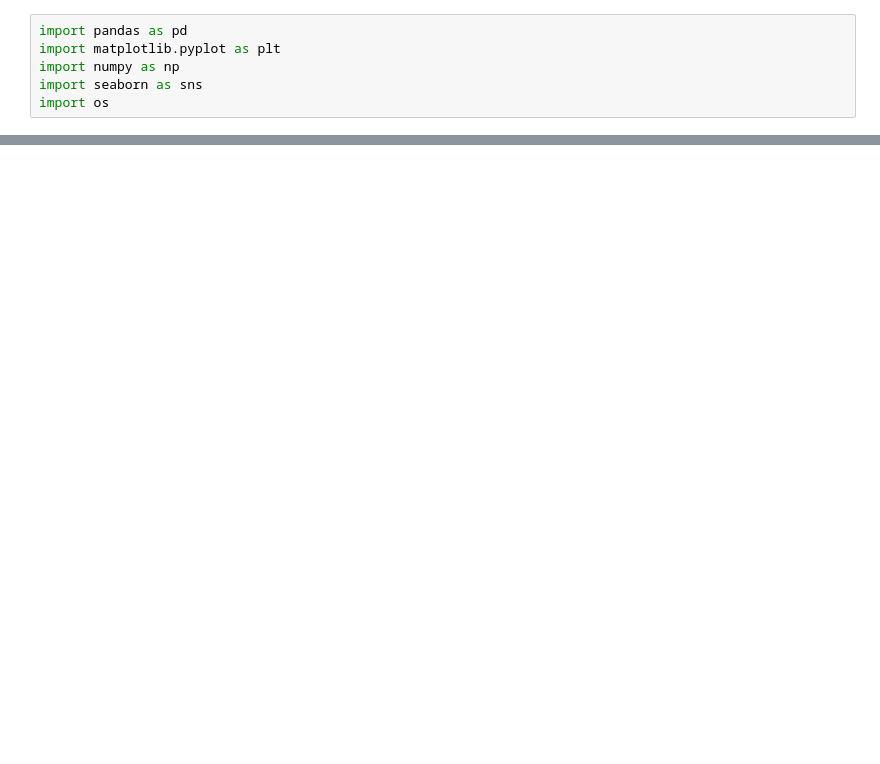
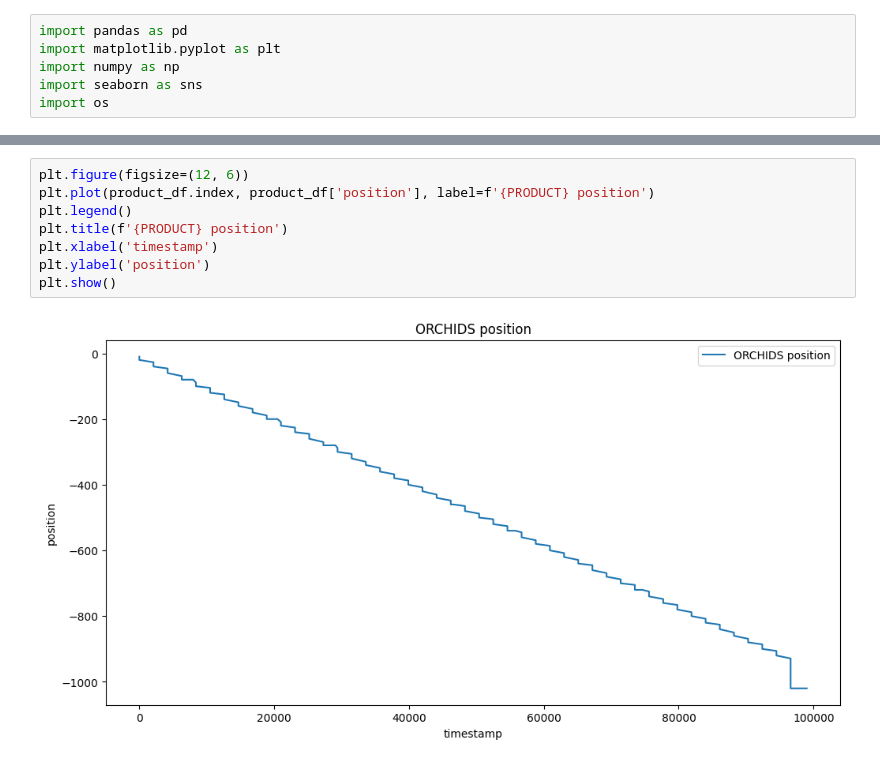
Before and after one commit to johannesfuest/prosperity-2, a Jupyter notebook: analysis/trades_analysis.ipynb, the cells around one changed output, grey strips where cells are left out. Cells and saved outputs as stored; diff of their text form; blank space fills up the shorter version.

```diff
--- a/analysis/trades_analysis.ipynb
+++ b/analysis/trades_analysis.ipynb
@@ -101 +69,11 @@ plt.show()
+# %%
+plt.figure(figsize=(12, 6))
+plt.plot(product_df.index, product_df['position'], label=f'{PRODUCT} position')
+plt.legend()
+plt.title(f'{PRODUCT} position')
+plt.xlabel('timestamp')
+plt.ylabel('position')
+plt.show()
+# %% [output]
+[figure, added]
 # %%
```
Also changed, not shown: parts of 13 cells of this notebook.
